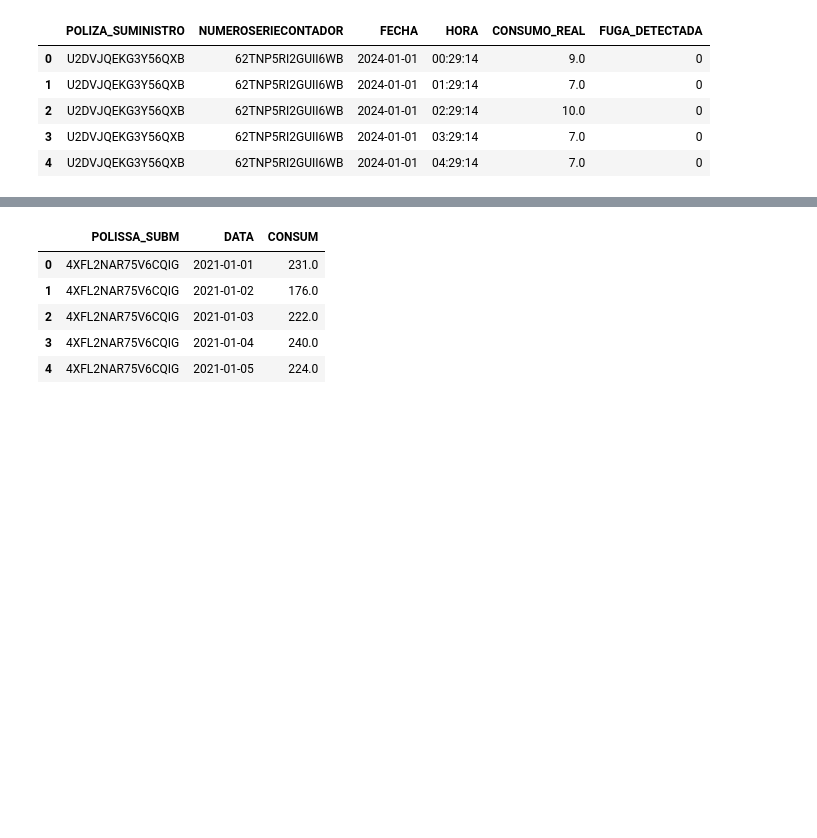
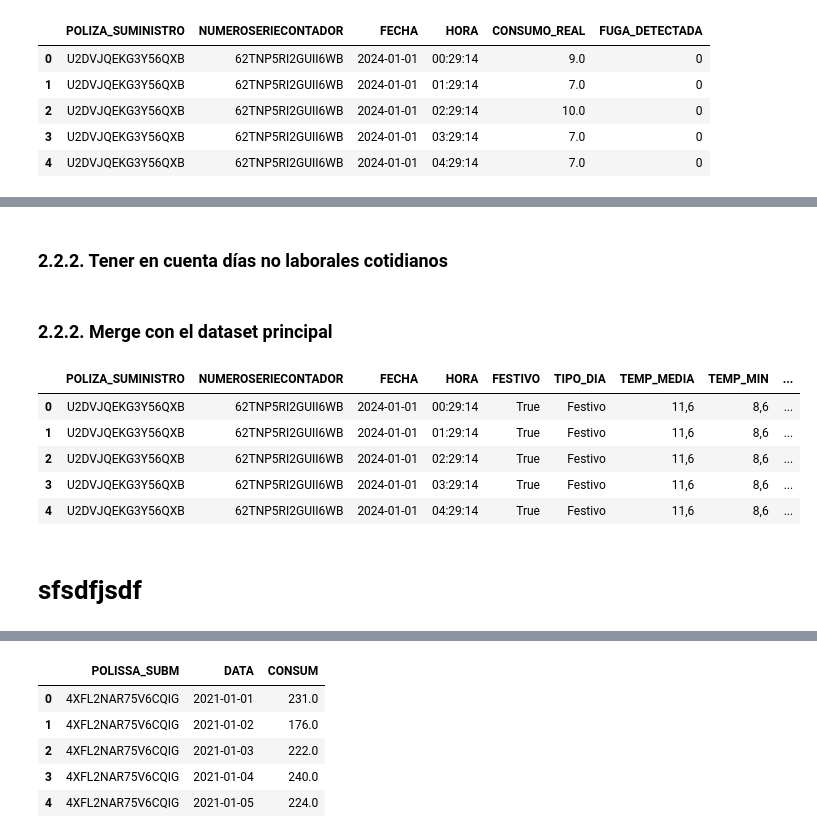
Before and after one commit to laxhoni/GeSAI-AB_Data_Challenge, a Jupyter notebook: project-notebooks/data-preparation.ipynb, the cells around one changed output, grey strips where cells are left out. Cells and saved outputs as stored; diff of their text form; code cells hidden in the pictures; blank space fills up the shorter version.

```diff
--- a/project-notebooks/data-preparation.ipynb
+++ b/project-notebooks/data-preparation.ipynb
@@ -140,0 +272,8 @@ Updated DataFrame:
+# %%
+# Order columns
+column_order_final = ['POLIZA_SUMINISTRO', 'NUMEROSERIECONTADOR', 'FECHA', 'HORA', 'TEMP_MEDIA', 'TEMP_MIN', 'TEMP_MAX', 'PRECIPITACION', 'HUMEDAD_RELATIVA_MEDIA','CONSUMO_REAL', 'FUGA_DETECTADA']
+df_final = df_final[column_order_final]
+
+
+print('Final merged DataFrame:')
+display(df_final.head())
@@ -140,0 +299,10 @@ Updated DataFrame:
+# %%
+# Create a range of dates
+fechas = pd.date_range(start='2024-01-01', end='2024-12-31')
+df_fechas = pd.DataFrame({'FECHA': fechas})
+
+# Get holidays for Spain, subdivision Catalonia (ES, CT)
+es_holidays = holidays.CountryHoliday('ES', subdiv='CT', years=2024)
+
+# Create the 'FESTIVO' column
+df_fechas['FESTIVO'] = df_fechas['FECHA'].apply(lambda date: date in es_holidays)
@@ -141,3 +324,38 @@ Updated DataFrame:
+# %% [markdown]
+### 2.2.2. Tener en cuenta días no laborales cotidianos
+# %%
+def get_tipo_dia_simple(fecha, es_festivo):
+    if es_festivo:
+        return 'Festivo'
+    elif fecha.weekday() >= 5:
+        return 'Fin de Semana'
+    else:
+        return 'Laborable'
+
+df_fechas['TIPO_DIA'] = df_fechas.apply(lambda row: get_tipo_dia_simple(row['FECHA'], row['FESTIVO']), axis=1)
+# %% [markdown]
+### 2.2.2. Merge con el dataset principal
+# %%
+# Cast FECHA column to datetime
+df_fechas['FECHA'] = pd.to_datetime(df_fechas['FECHA'], errors='coerce')
+
+# Merge holiday information with final dataset
+df_final = pd.merge(df_final, df_fechas[['FECHA', 'FESTIVO', 'TIPO_DIA']], on='FECHA', how='right')
+
+# Order columns
+column_order_final = ['POLIZA_SUMINISTRO', 'NUMEROSERIECONTADOR', 'FECHA', 'HORA', 'FESTIVO', 'TIPO_DIA', 'TEMP_MEDIA', 'TEMP_MIN', 'TEMP_MAX', 'PRECIPITACION', 'HUMEDAD_RELATIVA_MEDIA','CONSUMO_REAL', 'FUGA_DETECTADA']
+df_final = df_final[column_order_final]
+
+df_final.head()
+# %% [output]
+|  | POLIZA_SUMINISTRO | NUMEROSERIECONTADOR | FECHA | HORA | FESTIVO | TIPO_DIA | TEMP_MEDIA | TEMP_MIN | ... |
+| 0 | U2DVJQEKG3Y56QXB | 62TNP5RI2GUII6WB | 2024-01-01 | 00:29:14 | True | Festivo | 11,6 | 8,6 | ... |
+| 1 | U2DVJQEKG3Y56QXB | 62TNP5RI2GUII6WB | 2024-01-01 | 01:29:14 | True | Festivo | 11,6 | 8,6 | ... |
+| 2 | U2DVJQEKG3Y56QXB | 62TNP5RI2GUII6WB | 2024-01-01 | 02:29:14 | True | Festivo | 11,6 | 8,6 | ... |
+| 3 | U2DVJQEKG3Y56QXB | 62TNP5RI2GUII6WB | 2024-01-01 | 03:29:14 | True | Festivo | 11,6 | 8,6 | ... |
+| 4 | U2DVJQEKG3Y56QXB | 62TNP5RI2GUII6WB | 2024-01-01 | 04:29:14 | True | Festivo | 11,6 | 8,6 | ... |
+# %% [markdown]
+# sfsdfjsdf
 # %%
 df_ab1 = pd.read_parquet('../data/official-data/data_ab1.parquet')
 display(df_ab1.head())
```
Also changed, not shown: parts of 22 cells of this notebook, 2 other files.
